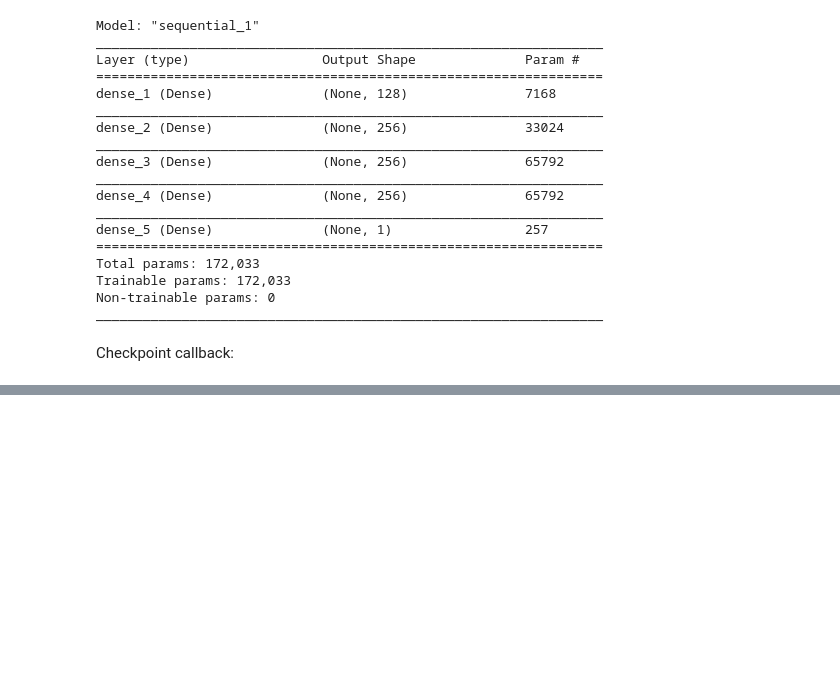
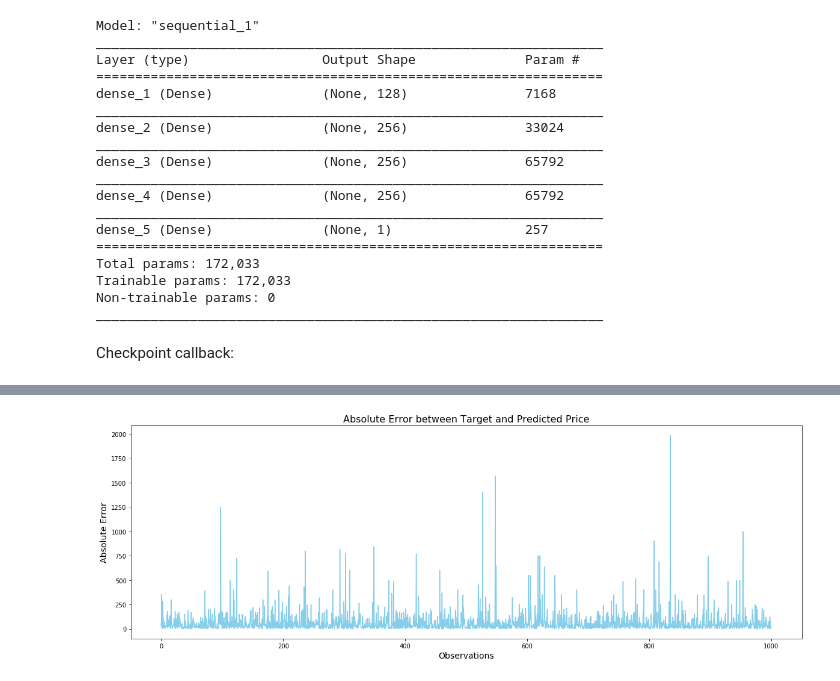
Before and after one commit to Daesparz/airbnb_amsterdam, a Jupyter notebook: Data_analysis/in-depth_analysis-predictive-modeling_deep_learning.ipynb, the cells around one changed output, grey strips where cells are left out. Cells and saved outputs as stored; diff of their text form; code cells hidden in the pictures; blank space fills up the shorter version.

```diff
--- a/Data_analysis/in-depth_analysis-predictive-modeling_deep_learning.ipynb
+++ b/Data_analysis/in-depth_analysis-predictive-modeling_deep_learning.ipynb
@@ -58,7 +45,7 @@ The first layer has as nodes as dimensions containing the feature vectors. This
 # %%
 model = Sequential()
 
-model.add(Dense(128, kernel_initializer='normal', input_dim = X.shape[1], activation='relu'))
+model.add(Dense(128, kernel_initializer='normal', input_dim = X_train.shape[1], activation='relu'))
 # %% [output]
 WARNING:tensorflow:From /Users/daniela/anaconda3/lib/python3.7/site-packages/tensorflow/python/ops/resource_variable_ops.py:435: colocate_with (from tensorflow.python.framework.ops) is deprecated and  ...
 Instructions for updating:
@@ -105,7 +92,7 @@ checkpoint_name = 'Weights-{epoch:03d}--{val_loss:.5f}.hdf5'
 checkpoint = ModelCheckpoint(checkpoint_name, monitor='val_loss', verbose = 1, save_best_only = True, mode ='auto')
 callbacks_list = [checkpoint]
 # %%
-model.fit(X, y, epochs=100, batch_size=32, validation_split = 0.2, callbacks=callbacks_list)
+model.fit(X_train, y_train, epochs=100, batch_size=32, validation_split = 0.2, callbacks=callbacks_list)
 # %% [output]
 WARNING:tensorflow:From /Users/daniela/anaconda3/lib/python3.7/site-packages/tensorflow/python/ops/math_ops.py:3066: to_int32 (from tensorflow.python.ops.math_ops) is deprecated and will be removed in ...
 Instructions for updating:
@@ -129,0 +115,3 @@ Let's create a method that create the model:
+# %%
+predicted_prices = model.predict(X_test)
+predictions = np.nan_to_num(predicted_prices)
@@ -129,0 +133,12 @@ Let's create a method that create the model:
+# %%
+diff = y_test.unstack() - predictions.reshape(-1)
+# %%
+xh = np.linspace(0, 1000, len(y_test))
+
+_ = plt.figure(figsize=(20, 6.5))
+_ = sns.lineplot(x=xh, y=np.abs(diff), color='skyblue')
+_ = plt.xlabel('Observations', size=14)
+_ = plt.ylabel('Absolute Error', size=14)
+_ = plt.title('Absolute Error between Target and Predicted Price', size=16)
+# %% [output]
+[figure, added]
```
Also changed, not shown: parts of 14 cells of this notebook.
